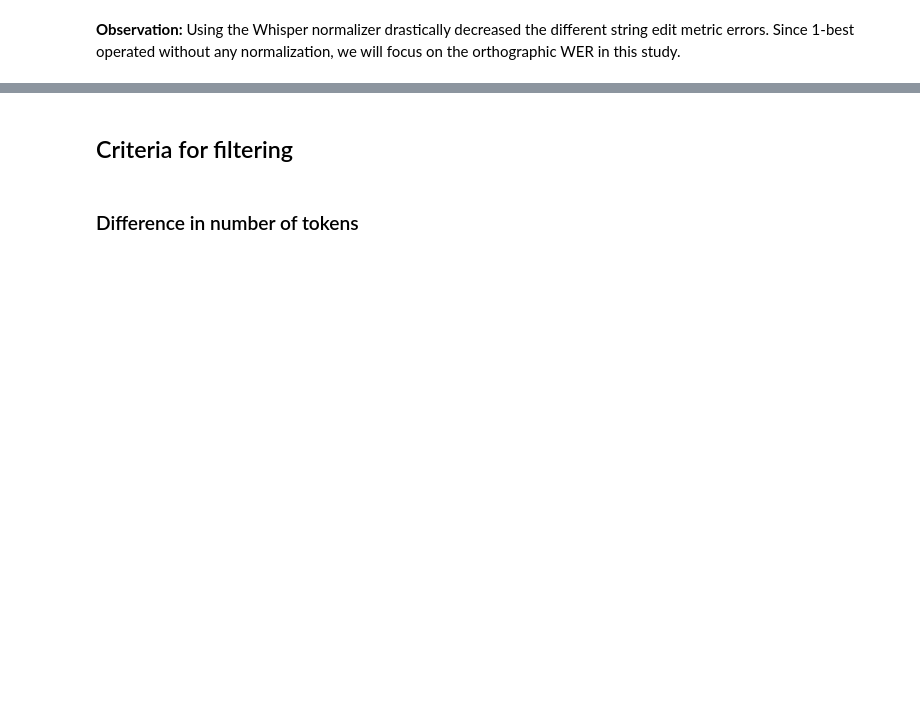
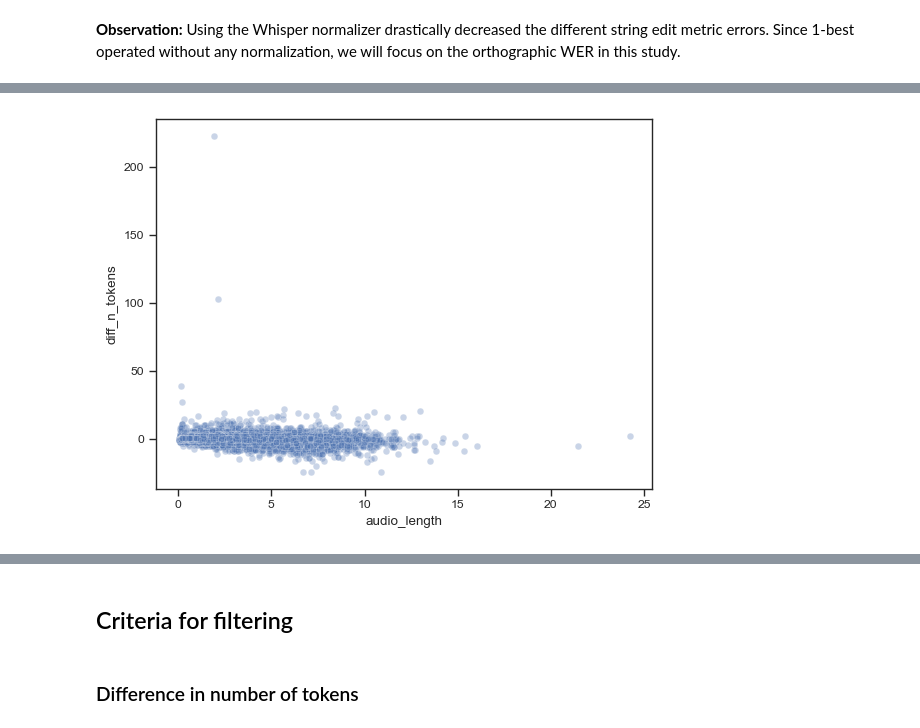
Before and after one commit to tonywu71/distilling-and-forgetting-in-large-pre-trained-models, a Jupyter notebook: notebooks/analyze_whisper_hallucinations.ipynb, the cells around one changed output, grey strips where cells are left out. Drawn from its saved outputs; the diff is of its cells as text; code cells hidden in the pictures; blank space fills up the shorter version.

```diff
--- a/notebooks/analyze_whisper_hallucinations.ipynb
+++ b/notebooks/analyze_whisper_hallucinations.ipynb
@@ -97,4 +131,6 @@ plt.xlim(-50, 50);
 # %%
-sns.scatterplot(data=df, x="audio_length", y="diff_n_tokens");
+sns.scatterplot(data=df, x="audio_length", y="diff_n_tokens", alpha=0.3);
+# %% [output]
+[figure, added]
 # %%
 fig, axis = plt.subplots(1, 2, figsize=(8, 3), sharey=True)
```
Also changed, not shown: parts of 32 cells of this notebook, 1 other file.
